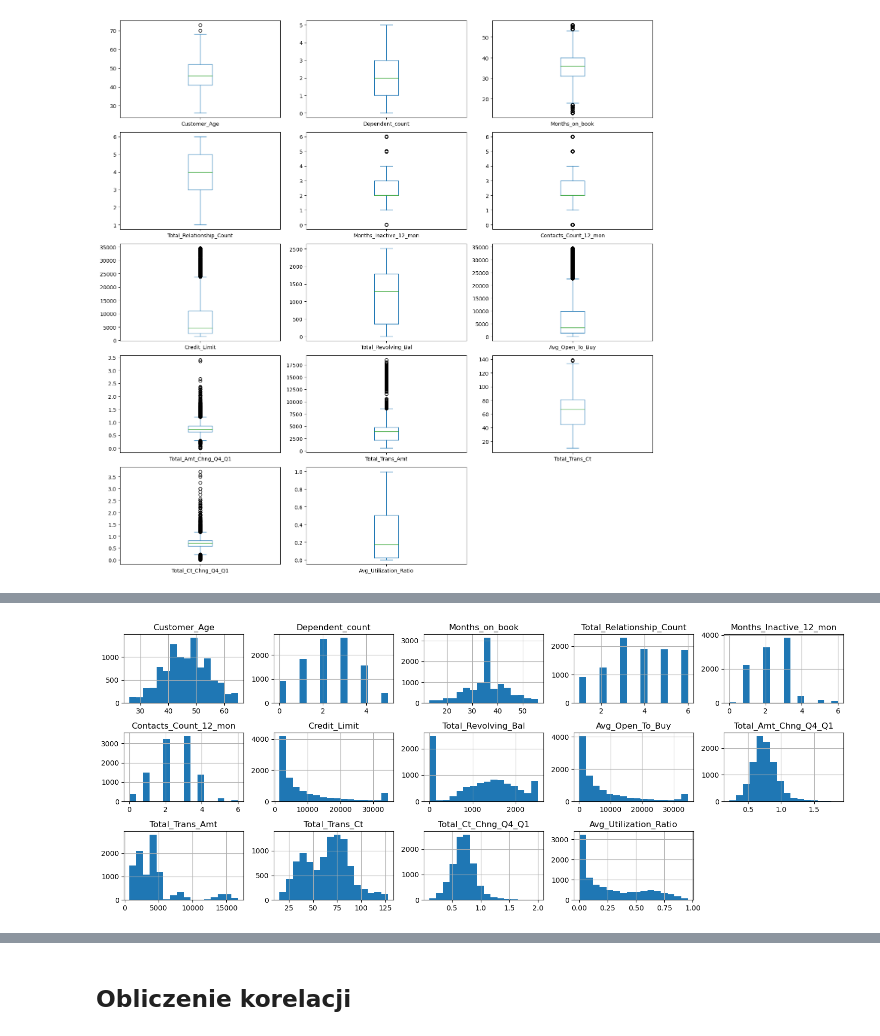
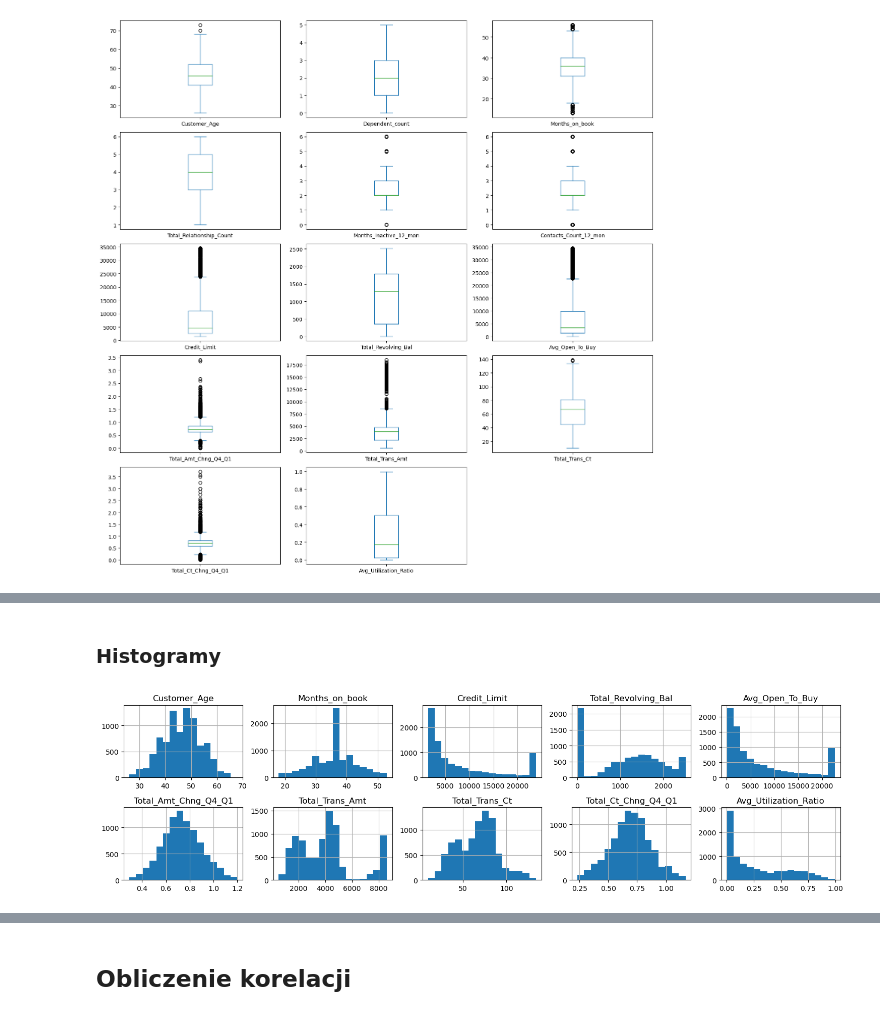
Before and after one commit to lata-michal/MadProj1a, a Jupyter notebook: projekt.ipynb, the cells around one changed output, grey strips where cells are left out. Saved outputs shown, nothing was run; the diff lists cells and outputs as text; code cells hidden in the pictures.

```diff
--- a/projekt.ipynb
+++ b/projekt.ipynb
@@ -155,0 +176,5 @@ Po tej operacji wykresy wyglądają następująco:
+# %%
+outliers_per_column = ((df[numerical_features] < was_1) | (df[numerical_features] > was_2)).sum()
+outliers_percentage = (outliers_per_column / len(df)) * 100
+print("\nProcent outlierów w kolumnach:")
+print(outliers_percentage)
@@ -155,0 +200,11 @@ Po tej operacji wykresy wyglądają następująco:
+# %%
+low_cols = outliers_percentage[outliers_percentage < 5].index.tolist()
+high_cols = outliers_percentage[outliers_percentage >= 5].index.tolist()
+# %%
+df = df[~((df[low_cols] < was_1[low_cols]) | (df[low_cols] > was_2[low_cols])).any(axis = 1)]
+# %%
+df.loc[:, high_cols] = df[high_cols].clip(
+        lower=was_1[high_cols],
+        upper=was_2[high_cols],
+        axis=1
+    )
@@ -162,6 +221,8 @@ plt.show()
+# %% [markdown]
+### Histogramy
 # %%
-df.hist(bins=16, figsize=(15, 6), layout=(3, 5))
+df.drop(['Dependent_count', 'Total_Relationship_Count', 'Months_Inactive_12_mon', 'Contacts_Count_12_mon'], axis=1).hist(bins=16, figsize=(15, 6), layout=(3, 5))
 plt.tight_layout()
 plt.show()
 # %% [output]
-[figure, old version]
+[figure, new version]
```
Also changed, not shown: parts of 24 cells of this notebook.
